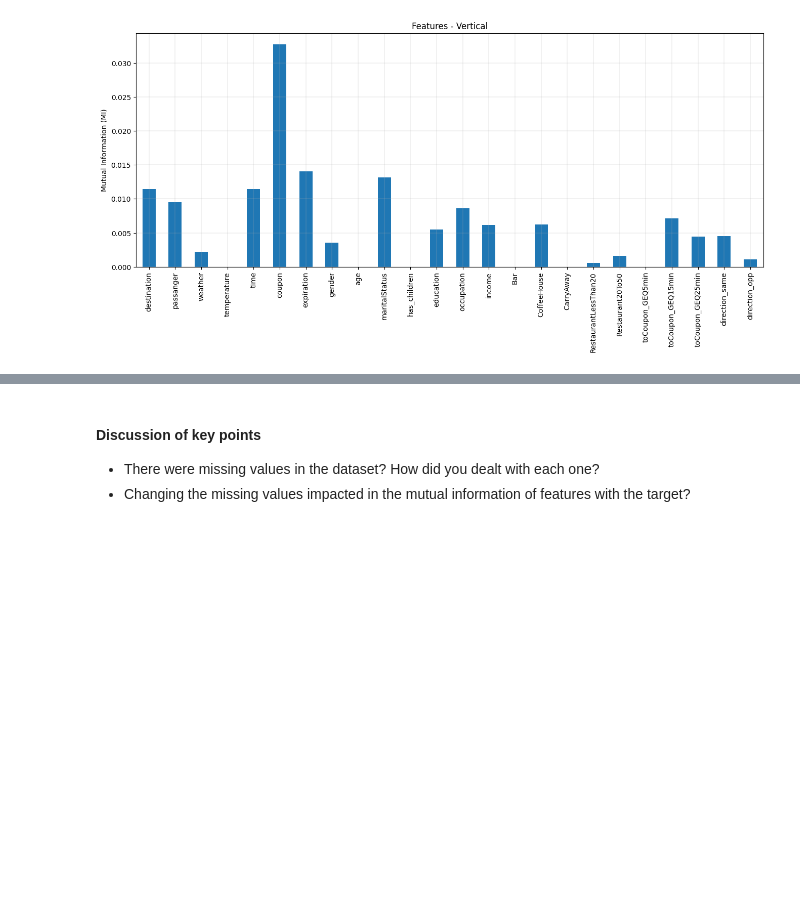
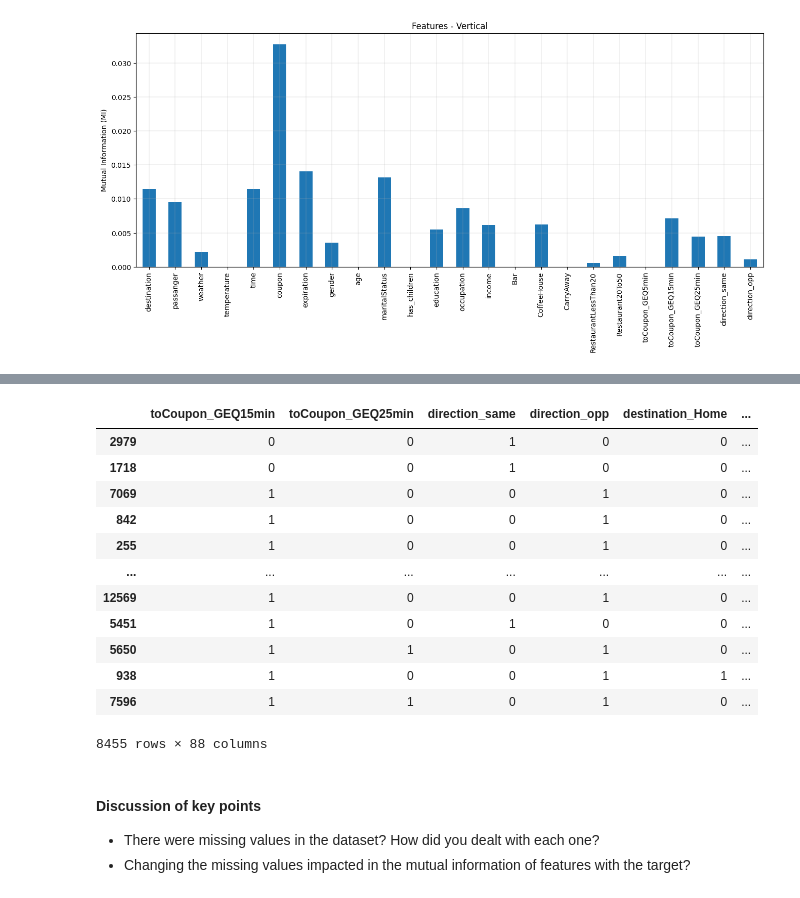
Before and after one commit to TheDeas343/MC886, a Jupyter notebook: Projects/P1/MC886_T1.ipynb, the cells around one changed output, grey strips where cells are left out. Cells and saved outputs as stored; diff of their text form; code cells hidden in the pictures; blank space fills up the shorter version.

```diff
--- a/Projects/P1/MC886_T1.ipynb
+++ b/Projects/P1/MC886_T1.ipynb
@@ -790,3 +825,22 @@ plt.show()
+# %%
+X_train = pd.get_dummies(X_train)
+X_test = pd.get_dummies(X_test)
+
+X_train
+# %% [output]
+|  | toCoupon_GEQ15min | toCoupon_GEQ25min | direction_same | direction_opp | destination_Home | ... |
+| 2979 | 0 | 0 | 1 | 0 | 0 | ... |
+| 1718 | 0 | 0 | 1 | 0 | 0 | ... |
+| 7069 | 1 | 0 | 0 | 1 | 0 | ... |
+| 842 | 1 | 0 | 0 | 1 | 0 | ... |
+| 255 | 1 | 0 | 0 | 1 | 0 | ... |
+| ... | ... | ... | ... | ... | ... | ... |
+| 12569 | 1 | 0 | 0 | 1 | 0 | ... |
+| 5451 | 1 | 0 | 1 | 0 | 0 | ... |
+| 5650 | 1 | 1 | 0 | 1 | 0 | ... |
+| 938 | 1 | 0 | 0 | 1 | 1 | ... |
+| 7596 | 1 | 1 | 0 | 1 | 0 | ... |
+8455 rows × 88 columns
 # %% [markdown]
 #### Discussion of key points
 
```
Also changed, not shown: parts of 9 cells of this notebook.
